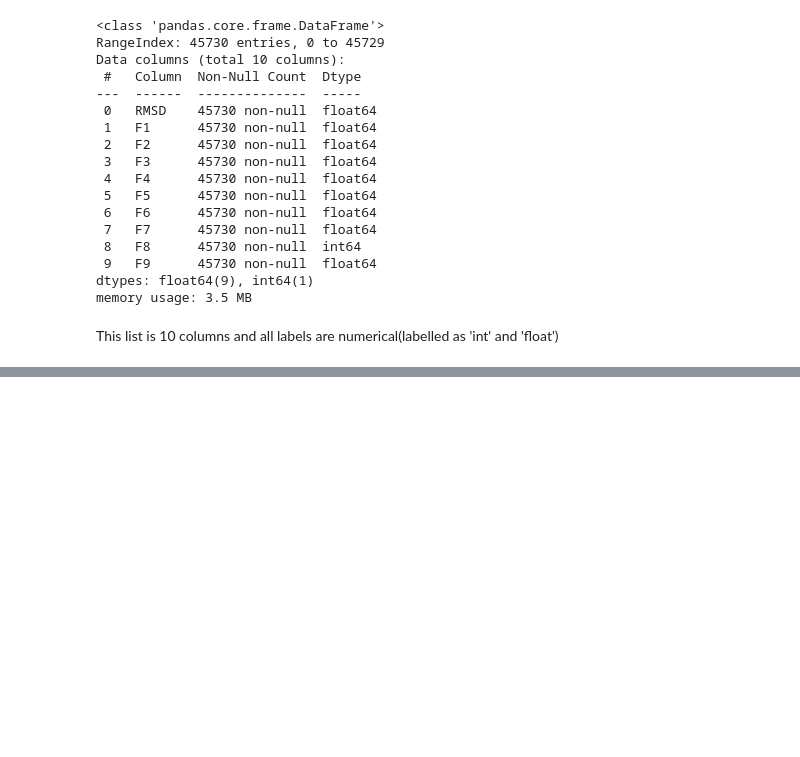
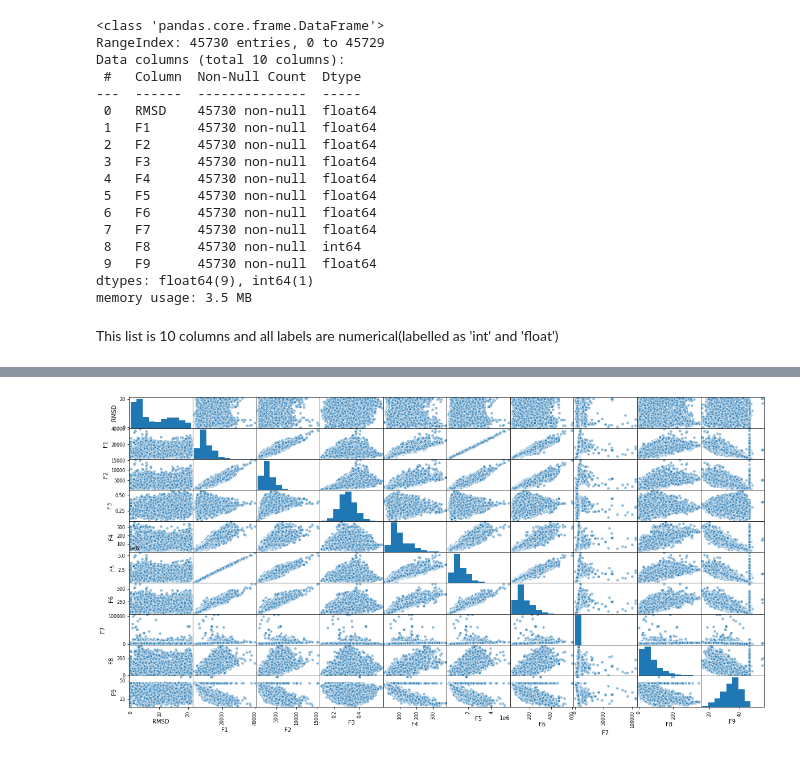
Before and after one commit to jamesleocodes/cheminformatics_projects, a Jupyter notebook: phy_chem_protein_tertiary/protein.ipynb, the cells around one changed output, grey strips where cells are left out. Drawn from its saved outputs; the diff is of its cells as text; code cells hidden in the pictures; blank space fills up the shorter version.

```diff
--- a/phy_chem_protein_tertiary/protein.ipynb
+++ b/phy_chem_protein_tertiary/protein.ipynb
@@ -76,0 +117,5 @@ data.describe()
+# %%
+pd.plotting.scatter_matrix(data, figsize=(20,10), edgecolors='w',s=100)
+plt.show()
+# %% [output]
+[figure, added]
```
Also changed, not shown: parts of 5 cells of this notebook.
